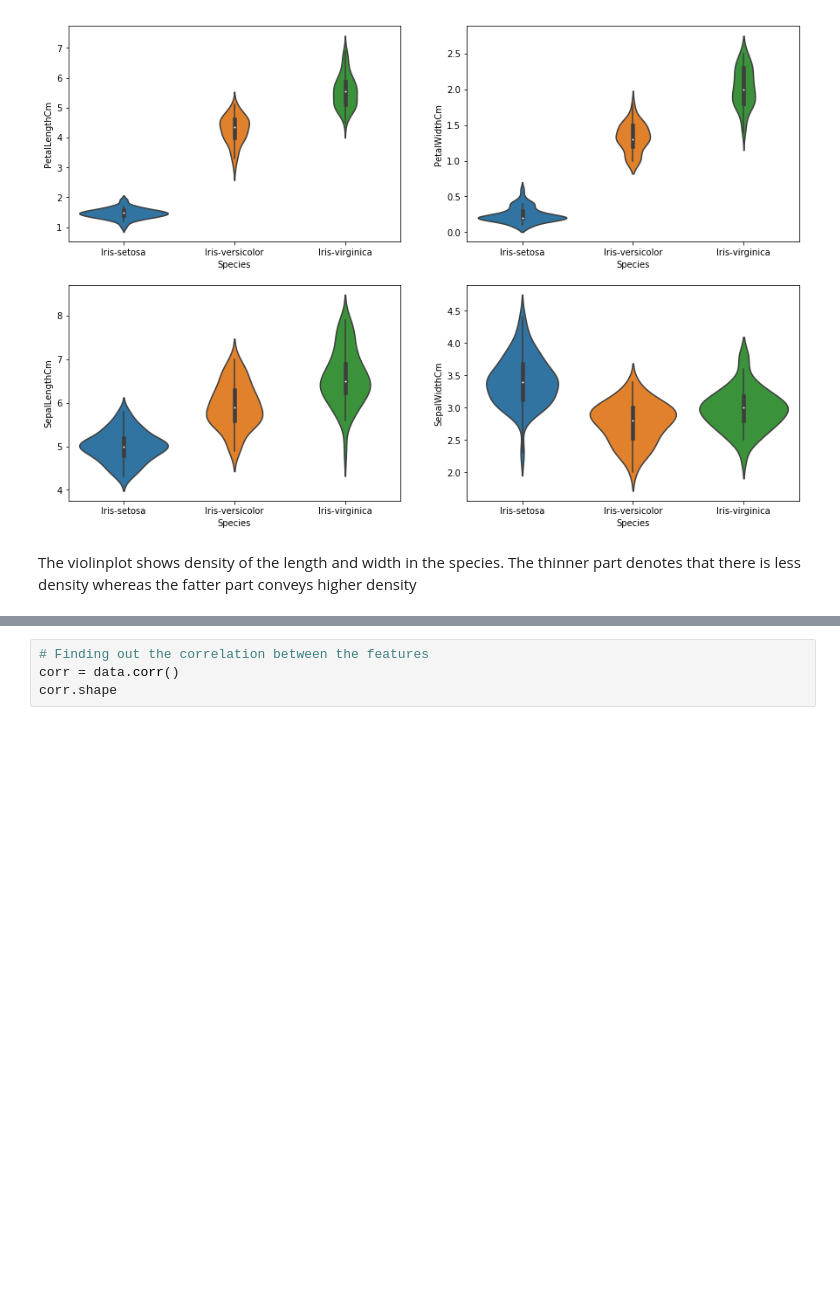
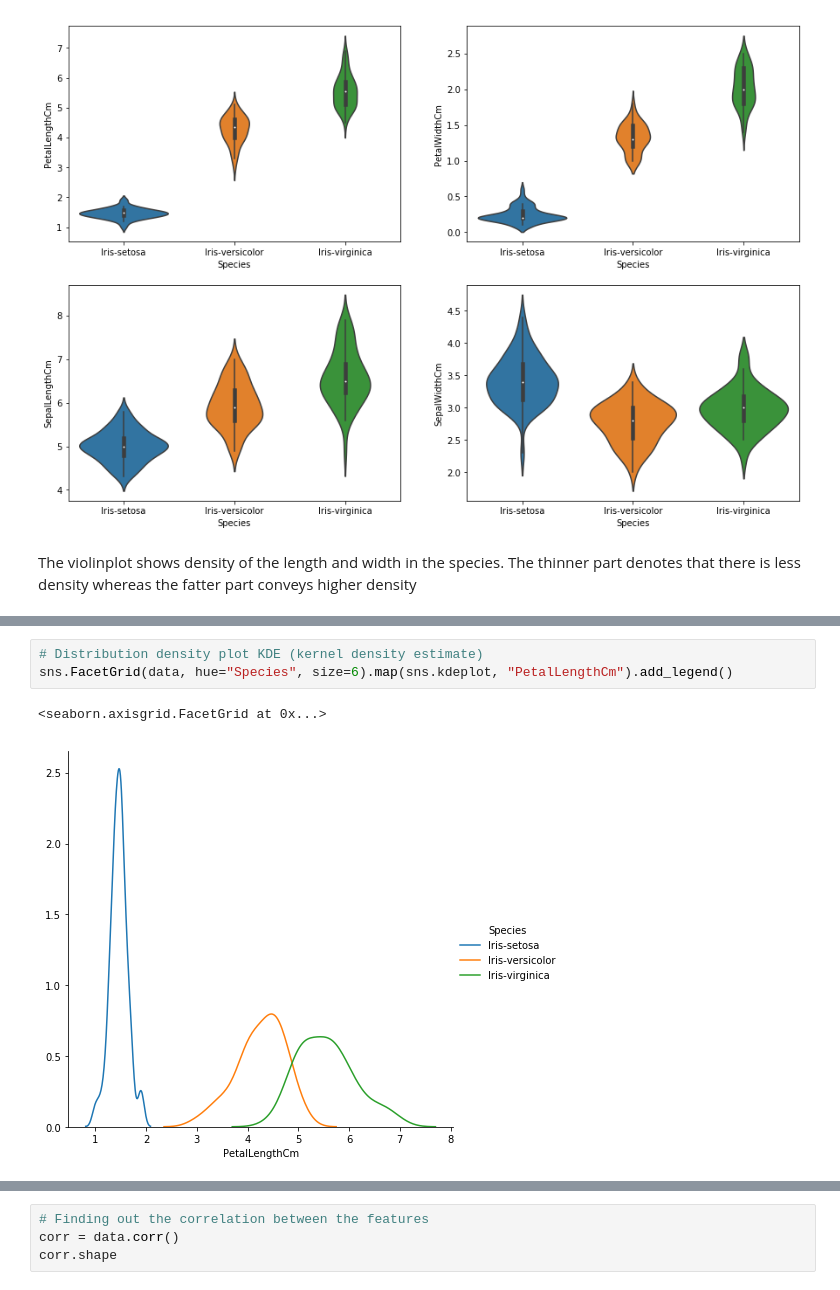
Before and after one commit to shreayan98c/Iris-EDA, a Jupyter notebook: Iris.ipynb, the cells around one changed output, grey strips where cells are left out. Saved outputs shown, nothing was run; the diff lists cells and outputs as text; blank space fills up the shorter version.

```diff
--- a/Iris.ipynb
+++ b/Iris.ipynb
@@ -165,0 +191,6 @@ The violinplot shows density of the length and width in the species. The thinner
+# %%
+# Distribution density plot KDE (kernel density estimate)
+sns.FacetGrid(data, hue="Species", size=6).map(sns.kdeplot, "PetalLengthCm").add_legend()
+# %% [output]
+<seaborn.axisgrid.FacetGrid at 0x...>
+[figure, added]
```
Also changed, not shown: parts of 24 cells of this notebook.
